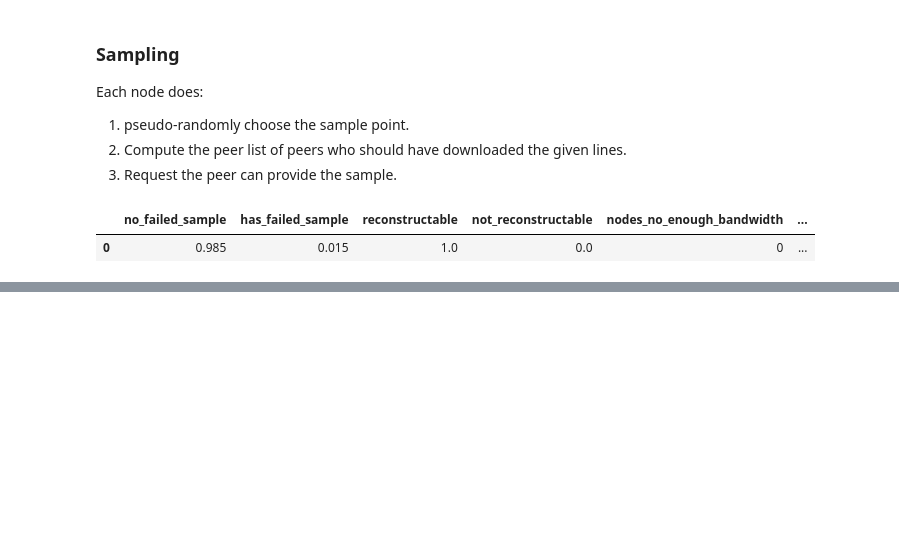
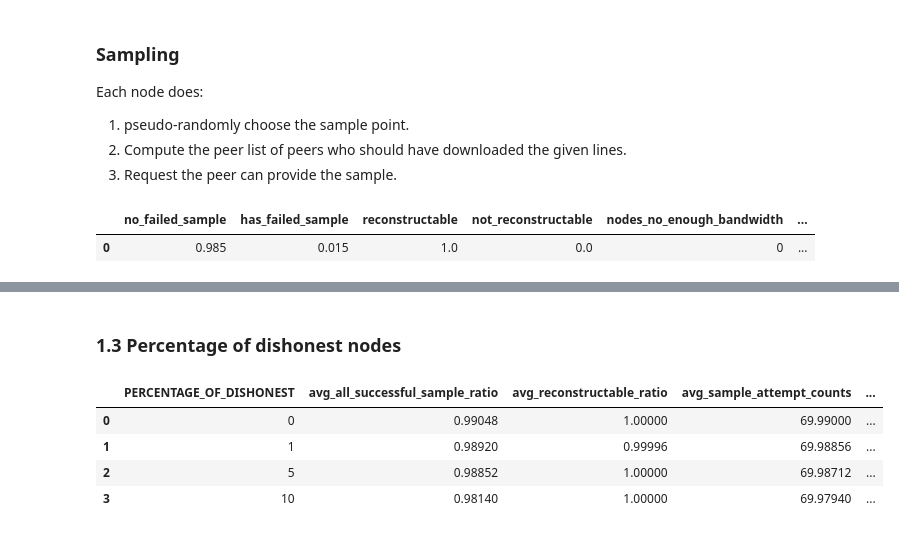
Before and after one commit to hwwhww/peerdas, a Jupyter notebook: sim.ipynb, the cells around one changed output, grey strips where cells are left out. Drawn from its saved outputs; the diff is of its cells as text; code cells hidden in the pictures; blank space fills up the shorter version.

```diff
--- a/sim.ipynb
+++ b/sim.ipynb
@@ -603,0 +628,13 @@ plt.show()
+# %% [markdown]
+### 1.3 Percentage of dishonest nodes
+# %%
+config_field = 'PERCENTAGE_OF_DISHONEST'
+x_values = [0, 1, 5, 10]
+stats_results = run_simulations(config_field, x_values)
+stats_results
+# %% [output]
+|  | PERCENTAGE_OF_DISHONEST | avg_all_successful_sample_ratio | avg_reconstructable_ratio | avg_sample_attempt_counts | ... |
+| 0 | 0 | 0.99048 | 1.00000 | 69.99000 | ... |
+| 1 | 1 | 0.98920 | 0.99996 | 69.98856 | ... |
+| 2 | 5 | 0.98852 | 1.00000 | 69.98712 | ... |
+| 3 | 10 | 0.98140 | 1.00000 | 69.97940 | ... |
```
Also changed, not shown: parts of 22 cells of this notebook.
